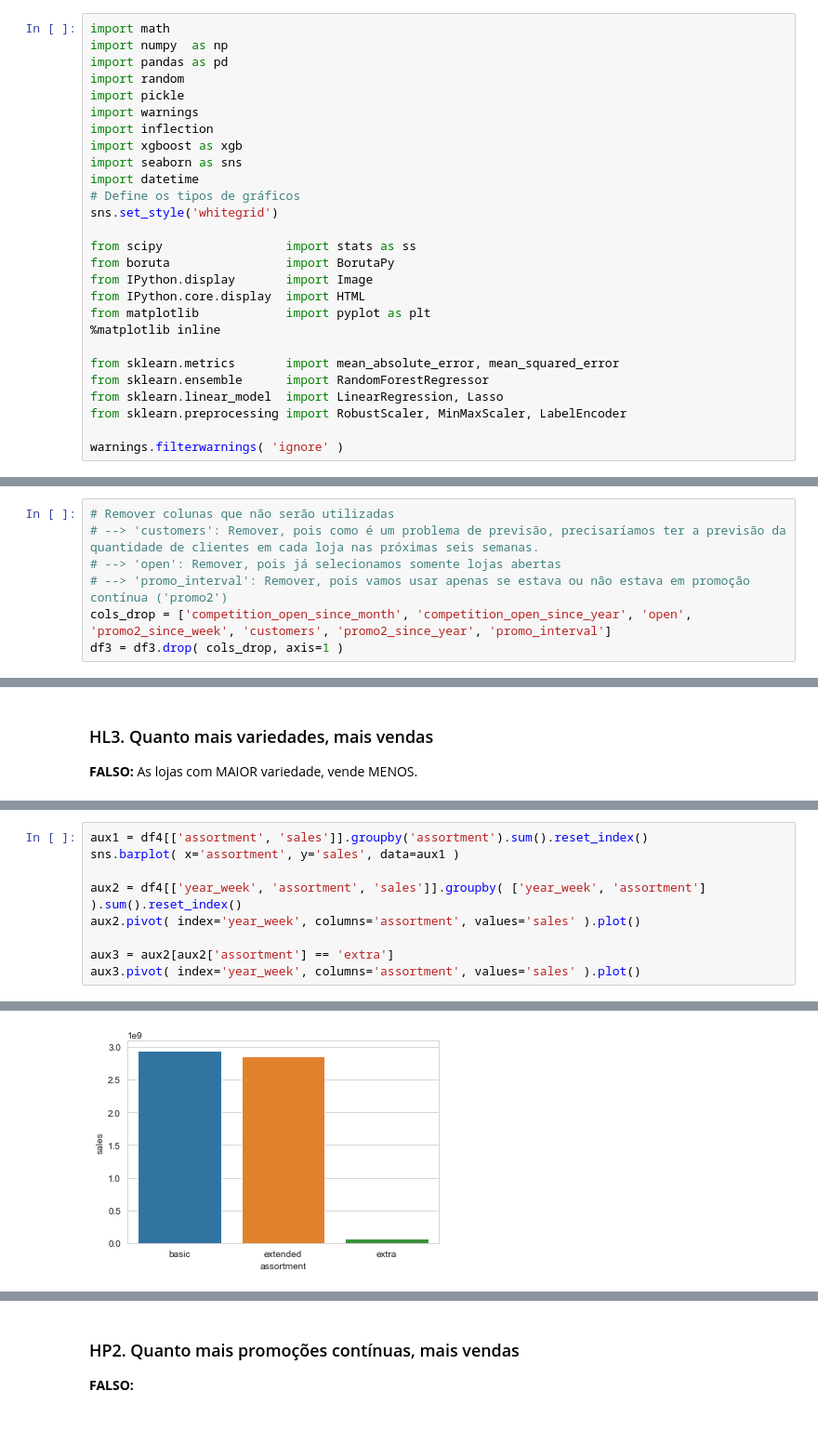
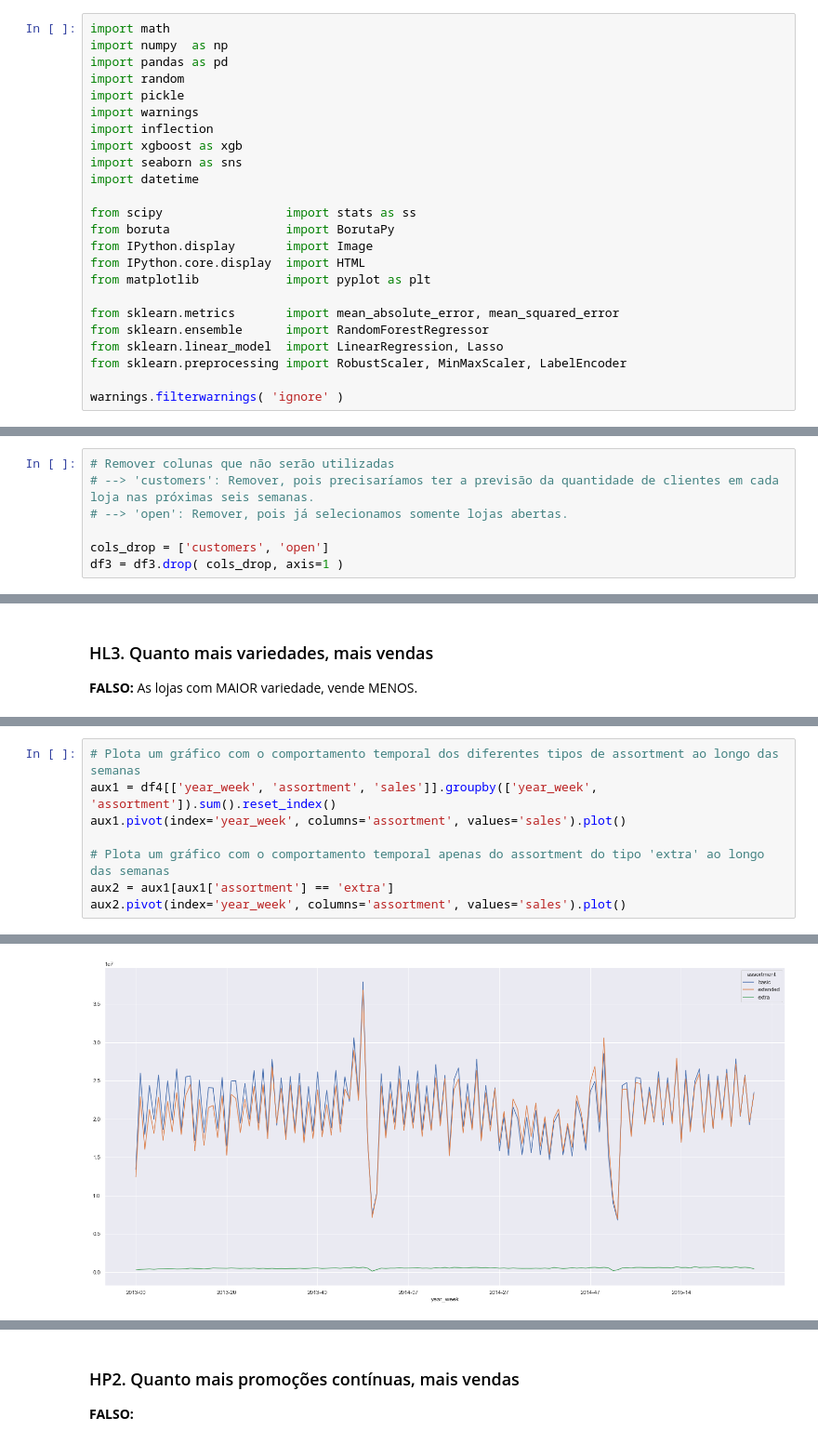
Before and after one commit to paulawehdorn/rossmann_store_sales_prediction, a Jupyter notebook: notebooks/rossmann_stores_sales_prediction.ipynb, the cells around one changed output, grey strips where cells are left out. Shown at 93% size. Drawn from its saved outputs; the diff is of its cells as text.

```diff
--- a/notebooks/rossmann_stores_sales_prediction.ipynb
+++ b/notebooks/rossmann_stores_sales_prediction.ipynb
@@ -15,15 +13,12 @@ import inflection
 import xgboost as xgb
 import seaborn as sns
 import datetime
-# Define os tipos de gráficos
-sns.set_style('whitegrid')
 
 from scipy                 import stats as ss
 from boruta                import BorutaPy
 from IPython.display       import Image
 from IPython.core.display  import HTML
 from matplotlib            import pyplot as plt
-%matplotlib inline
 
 from sklearn.metrics       import mean_absolute_error, mean_squared_error
 from sklearn.ensemble      import RandomForestRegressor
@@ -464,10 +394,10 @@ df3.shape
 ## 3.2. Seleção das Colunas
 # %%
 # Remover colunas que não serão utilizadas
-# --> 'customers': Remover, pois como é um problema de previsão, precisaríamos ter a previsão da quantidade de clientes em cada loja nas próximas seis semanas.
-# --> 'open': Remover, pois já selecionamos somente lojas abertas
-# --> 'promo_interval': Remover, pois vamos usar apenas se estava ou não estava em promoção contínua ('promo2')
-cols_drop = ['competition_open_since_month', 'competition_open_since_year', 'open', 'promo2_since_week', 'customers', 'promo2_since_year', 'promo_interval']
+# --> 'customers': Remover, pois precisaríamos ter a previsão da quantidade de clientes em cada loja nas próximas seis semanas.
+# --> 'open': Remover, pois já selecionamos somente lojas abertas.
+
+cols_drop = ['customers', 'open']
 df3 = df3.drop( cols_drop, axis=1 )
 # %%
 num_attributes = df3.select_dtypes( include = ['int64', 'int32', 'float64'] )
@@ -726,12 +659,11 @@ plt.show()
 # %%
-aux1 = df4[['assortment', 'sales']].groupby('assortment').sum().reset_index()
-sns.barplot( x='assortment', y='sales', data=aux1 )
+# Plota um gráfico com o comportamento temporal dos diferentes tipos de assortment ao longo das semanas
+aux1 = df4[['year_week', 'assortment', 'sales']].groupby(['year_week', 'assortment']).sum().reset_index()
+aux1.pivot(index='year_week', columns='assortment', values='sales').plot()
 
-aux2 = df4[['year_week', 'assortment', 'sales']].groupby( ['year_week', 'assortment'] ).sum().reset_index()
-aux2.pivot( index='year_week', columns='assortment', values='sales' ).plot()
-
-aux3 = aux2[aux2['assortment'] == 'extra']
-aux3.pivot( index='year_week', columns='assortment', values='sales' ).plot()
+# Plota um gráfico com o comportamento temporal apenas do assortment do tipo 'extra' ao longo das semanas
+aux2 = aux1[aux1['assortment'] == 'extra']
+aux2.pivot(index='year_week', columns='assortment', values='sales').plot()
 # %% [output]
 <Axes: xlabel='year_week'>
-[figure, old version]
+[figure, new version]
```
Also changed, not shown: parts of 58 cells of this notebook, 2 other files.
